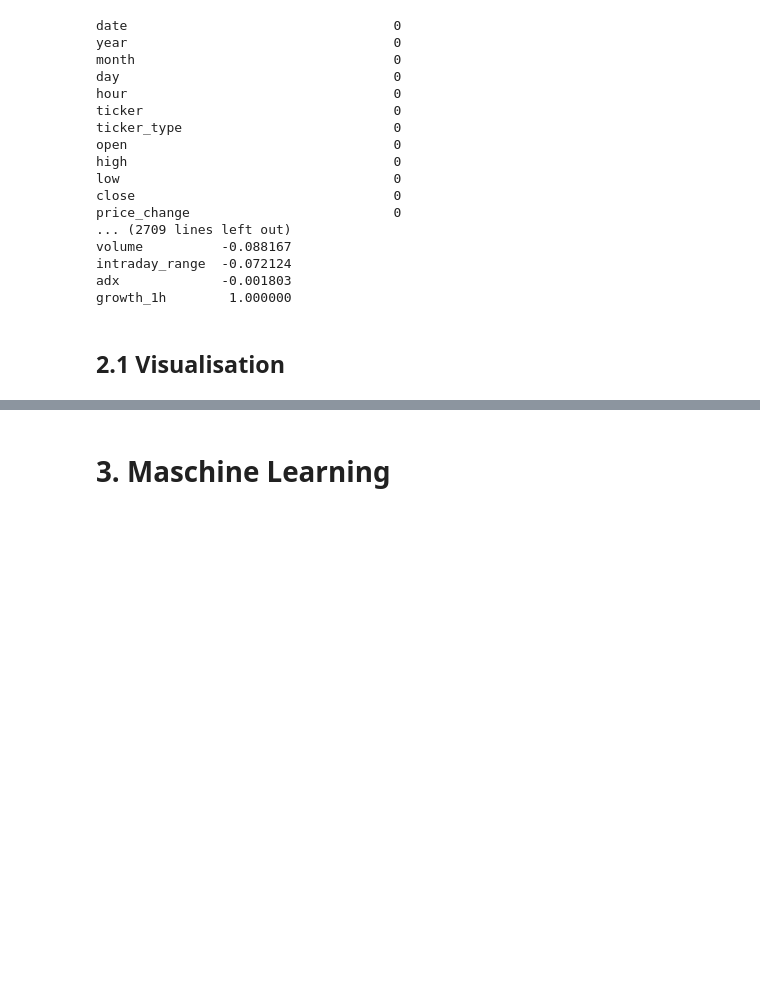
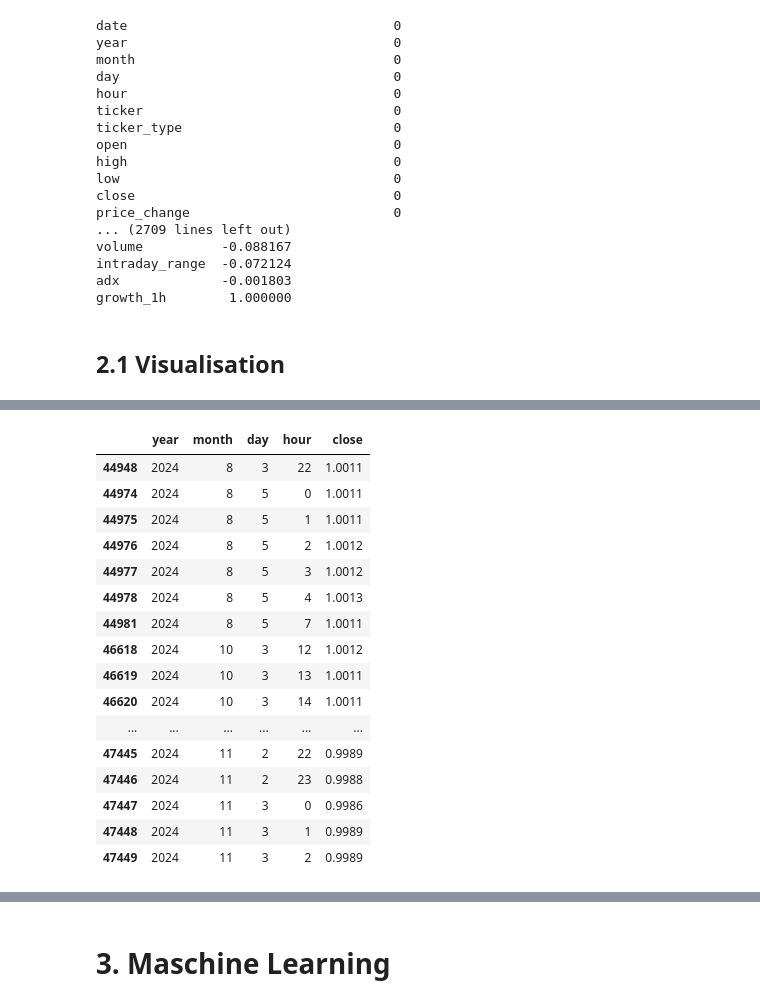
Before and after one commit to pynat/stable_coin, a Jupyter notebook: notebook.ipynb, the cells around one changed output, grey strips where cells are left out. Cells and saved outputs as stored; diff of their text form; code cells hidden in the pictures; blank space fills up the shorter version.

```diff
--- a/notebook.ipynb
+++ b/notebook.ipynb
@@ -607,0 +615,29 @@ plt.show()
+# %%
+# looking closer at outliers
+# Define thresholds for outliers
+lower_threshold = 0.999
+upper_threshold = 1.001
+
+# Find outliers based on the close price
+outliers = usdcusdt_data[(usdcusdt_data['close'] < lower_threshold) | (usdcusdt_data['close'] > upper_threshold)]
+
+# Display outlier timestamps and corresponding close prices
+outliers[['year','month', 'day', 'hour', 'close']]
+# %% [output]
+|  | year | month | day | hour | close |
+| 44948 | 2024 | 8 | 3 | 22 | 1.0011 |
+| 44974 | 2024 | 8 | 5 | 0 | 1.0011 |
+| 44975 | 2024 | 8 | 5 | 1 | 1.0011 |
+| 44976 | 2024 | 8 | 5 | 2 | 1.0012 |
+| 44977 | 2024 | 8 | 5 | 3 | 1.0012 |
+| 44978 | 2024 | 8 | 5 | 4 | 1.0013 |
+| 44981 | 2024 | 8 | 5 | 7 | 1.0011 |
+| 46618 | 2024 | 10 | 3 | 12 | 1.0012 |
+| 46619 | 2024 | 10 | 3 | 13 | 1.0011 |
+| 46620 | 2024 | 10 | 3 | 14 | 1.0011 |
+| ... | ... | ... | ... | ... | ... |
+| 47445 | 2024 | 11 | 2 | 22 | 0.9989 |
+| 47446 | 2024 | 11 | 2 | 23 | 0.9988 |
+| 47447 | 2024 | 11 | 3 | 0 | 0.9986 |
+| 47448 | 2024 | 11 | 3 | 1 | 0.9989 |
+| 47449 | 2024 | 11 | 3 | 2 | 0.9989 |
```
Also changed, not shown: parts of 10 cells of this notebook, 5 other files.
